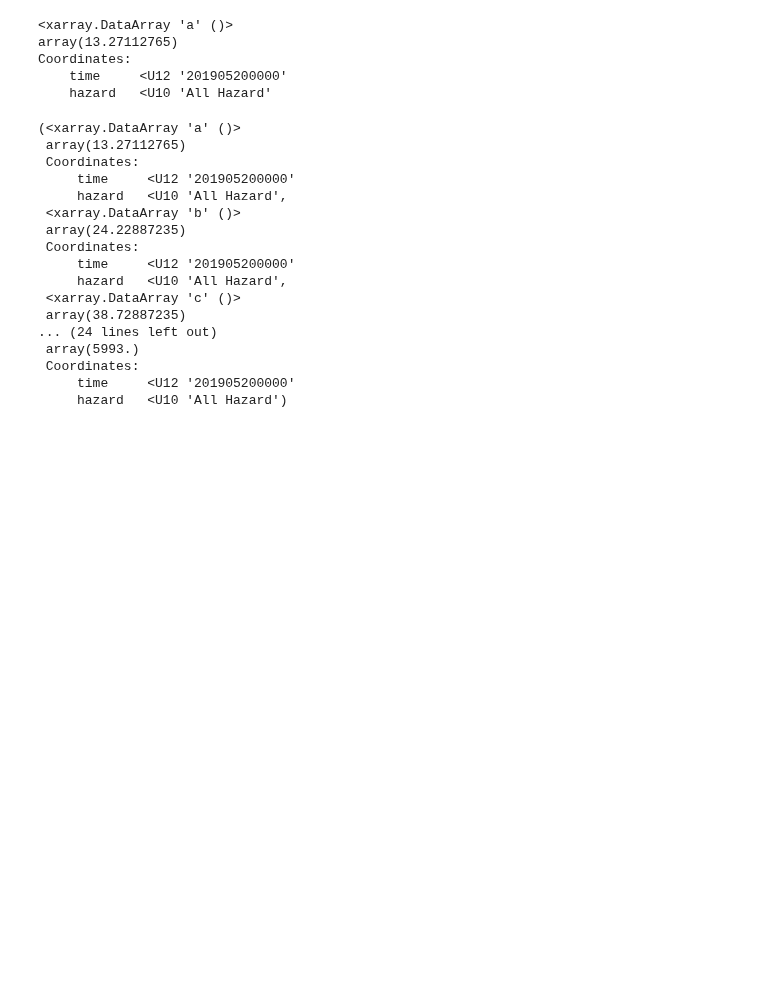
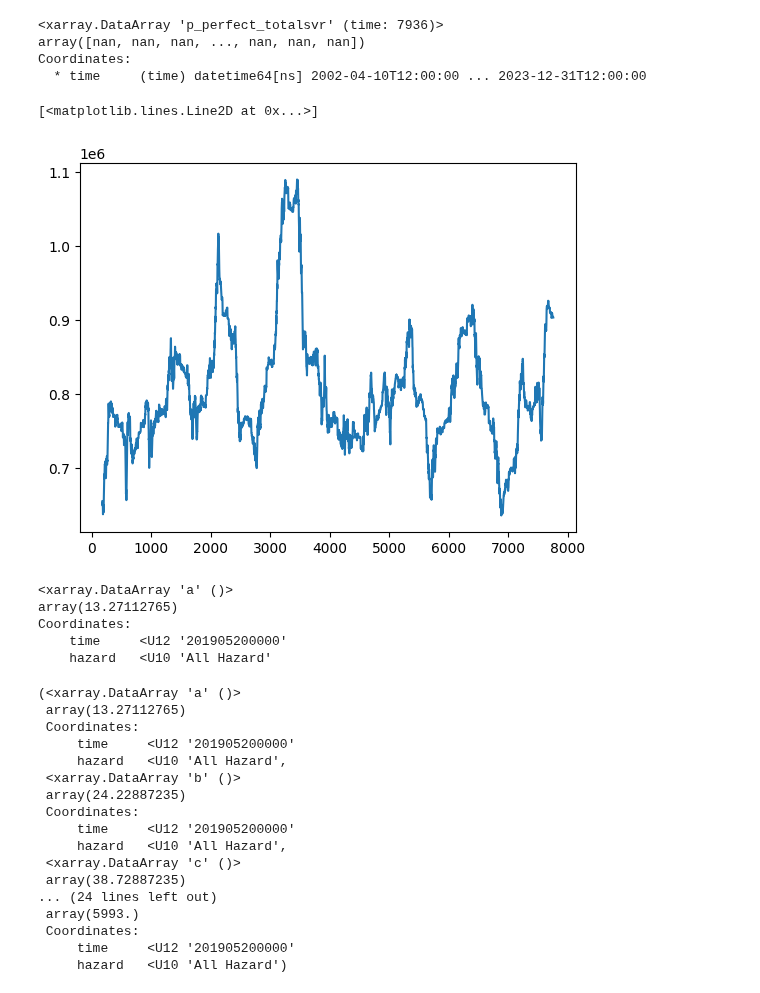
Before and after one commit to milesepstein13/severe-thunderstorm-analysis, a Jupyter notebook: scratch_work.ipynb, the cells around one changed output. Saved outputs shown, nothing was run; the diff lists cells and outputs as text; code cells hidden in the pictures; blank space fills up the shorter version.

```diff
--- a/scratch_work.ipynb
+++ b/scratch_work.ipynb
@@ -6,6 +6,22 @@ from datetime import timedelta
 import xarray as xr
 import geopandas as gp
 import pandas as pd
+# %%
+df = xr.open_dataset('data/pph/all_pph.nc')
+# %%
+totals = df['p_perfect_totalsvr'].sum(dim = ['x', 'y'])
+# %%
+totals[8500:].rolling(time=91, center=True).sum()
+# %% [output]
+<xarray.DataArray 'p_perfect_totalsvr' (time: 7936)>
+array([nan, nan, nan, ..., nan, nan, nan])
+Coordinates:
+  * time     (time) datetime64[ns] 2002-04-10T12:00:00 ... 2023-12-31T12:00:00
+# %%
+plt.plot(totals[8500:].rolling(time=365, center=True).sum())
+# %% [output]
+[<matplotlib.lines.Line2D at 0x...>]
+[figure, added]
 # %%
 df = xr.open_dataset('data/contingency/contingency.nc')
 # %%
```
Also changed, not shown: 6 other files.
